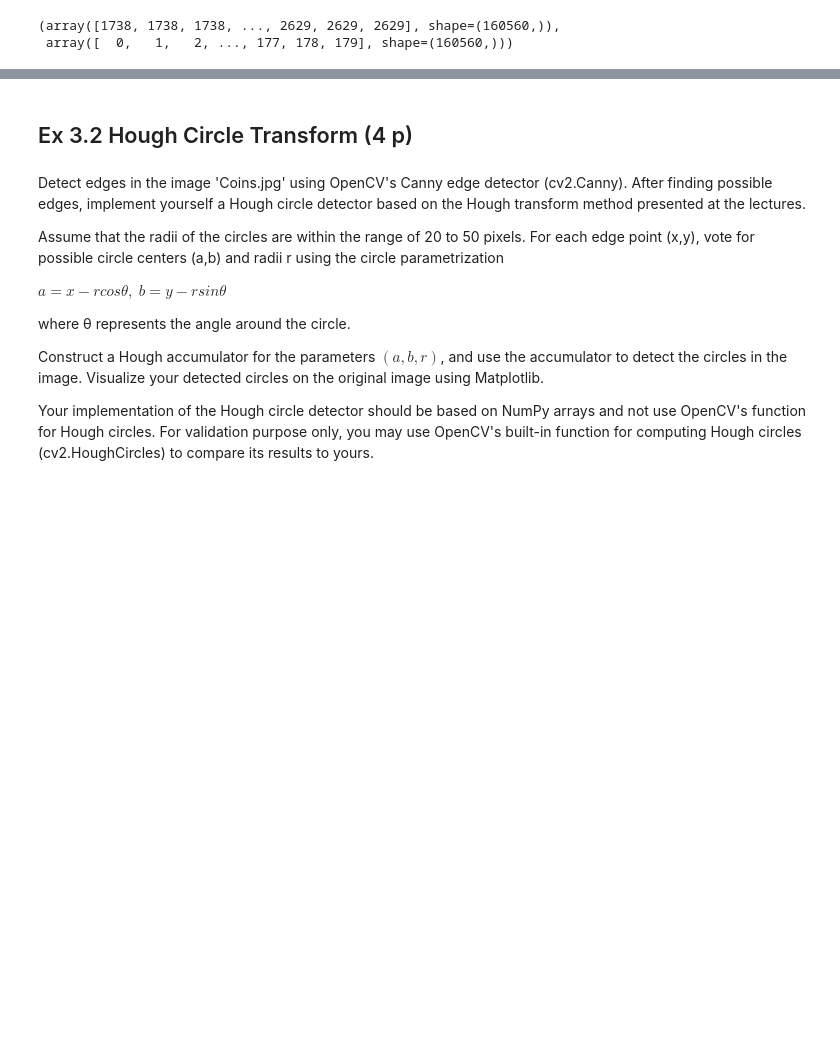
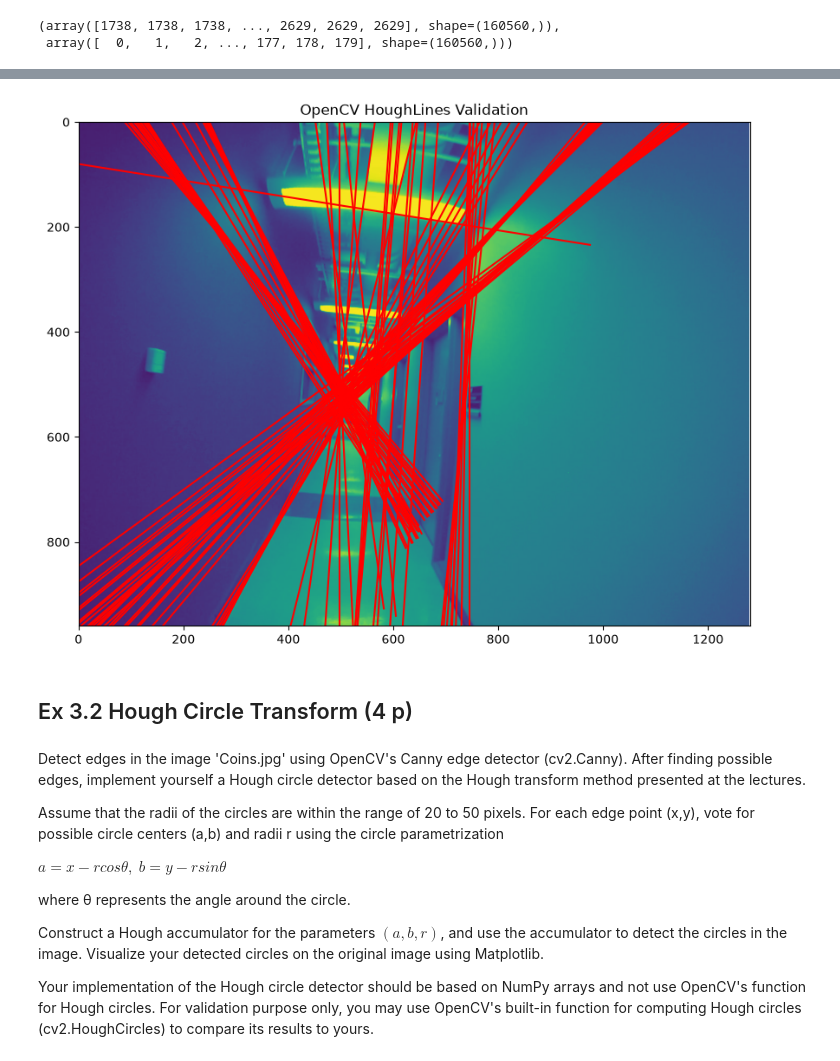
Before and after one commit to SepeZeus/compvis-exercises, a Jupyter notebook: CV-2026-exercises-03.ipynb, the cells around one changed output, grey strips where cells are left out. Saved outputs shown, nothing was run; the diff lists cells and outputs as text; code cells hidden in the pictures; blank space fills up the shorter version.

```diff
--- a/CV-2026-exercises-03.ipynb
+++ b/CV-2026-exercises-03.ipynb
@@ -113 +201,27 @@ for j in range(len(P[0])):
+# %%
+# Validation via OpenCV cv2.HoughLines
+cv_lines = cv2.HoughLines(edges, rho=1, theta=np.pi / 180, threshold=120)
+
+plt.figure(figsize=(10, 15))
+plt.imshow(image)
+
+if cv_lines is not None:
+    for line in cv_lines:
+        rho, theta = line[0]
+        a = np.cos(theta)
+        b = np.sin(theta)
+        x0 = a * rho
+        y0 = b * rho
+        x1 = int(x0 + 1000 * (-b))
+        y1 = int(y0 + 1000 * (a))
+        x2 = int(x0 - 1000 * (-b))
+        y2 = int(y0 - 1000 * (a))
+        plt.plot([x1, x2], [y1, y2], color="red")
+
+plt.xlim([0, image.shape[1]])
+plt.ylim([image.shape[0], 0])
+plt.title("OpenCV HoughLines Validation")
+plt.show()
+# %% [output]
+[figure, added]
 # %% [markdown]
```
Also changed, not shown: parts of 6 cells of this notebook, 3 other files.
